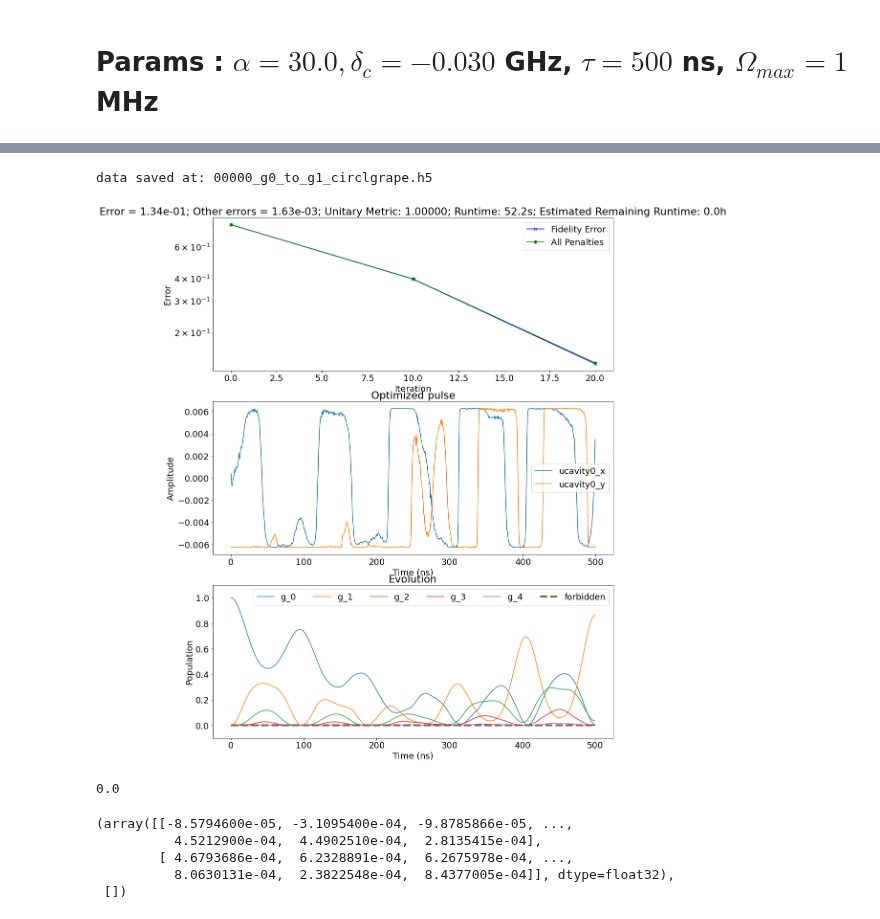
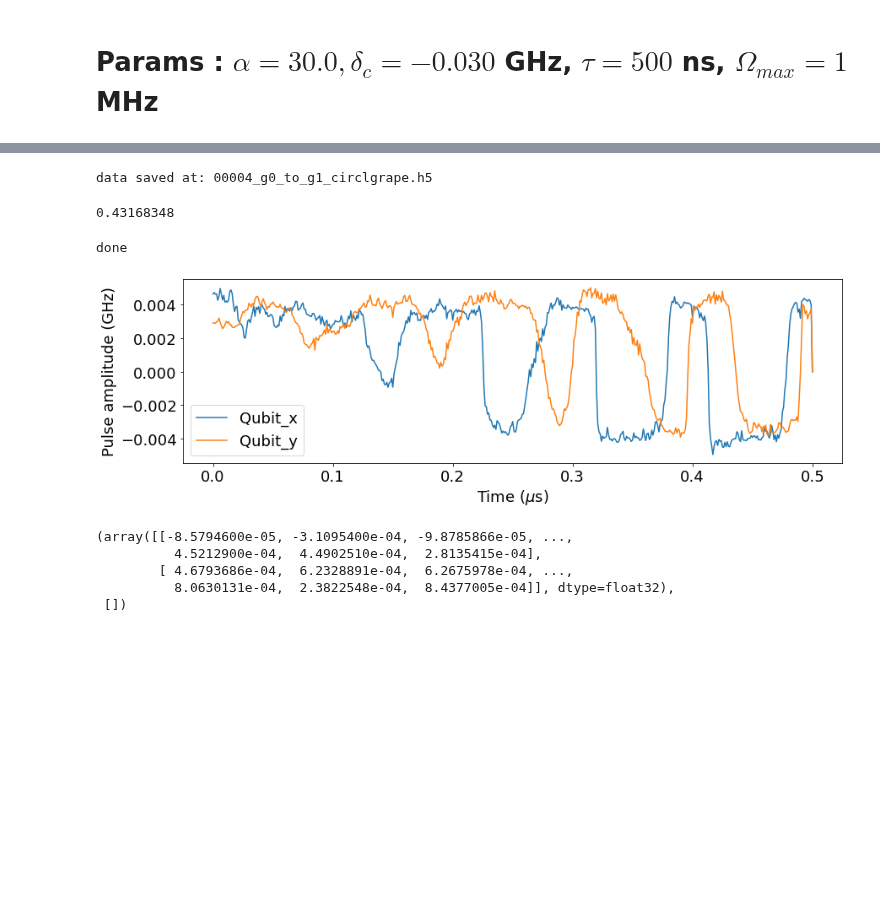
Before and after one commit to EeshGupta/Multimode-Conditional-Displacements, a Jupyter notebook: hpc_runs/multimode_circle_grape/sample workflow/Sample Workflow g0 to g1.ipynb, the cells around one changed output, grey strips where cells are left out. Cells and saved outputs as stored; diff of their text form; code cells hidden in the pictures; blank space fills up the shorter version.

```diff
--- a/hpc_runs/multimode_circle_grape/sample workflow/Sample Workflow g0 to g1.ipynb
+++ b/hpc_runs/multimode_circle_grape/sample workflow/Sample Workflow g0 to g1.ipynb
@@ -93,7 +107,7 @@ states_forbidden_list = []
 total_time = 500.0
 steps  = 600  #number of points over the total time where amplitudes will be specified
 
-convergence = {'rate': 0.1, 'update_step': 10, 'max_iterations': 20,
+convergence = {'rate': 0.1, 'update_step': 10, 'max_iterations': 10,
                'conv_target': 3e-4, 'learning_rate_decay': 500.0}
 
 
@@ -113,5 +127,4 @@ ss = op.run_optimal_control(state_transfer = True, initial_states = [0], target_
                         states_forbidden_list = states_forbidden_list,initial_guess = initial_guess,
                         file_name="g0_to_g1_circlgrape", data_path=data_path, save = True)
 # %% [output]
-data saved at: 00000_g0_to_g1_circlgrape.h5
+data saved at: 00004_g0_to_g1_circlgrape.h5
-[figure, removed]
@@ -121,4 +130,0 @@ err = f['error']
-# %%
-err[-1]
-# %% [output]
-0.0
@@ -125,3 +133,12 @@ err[-1]
+# %%
+hf['error'][-1]
+# %% [output]
+0.43168348
+# %%
+op.plot_pulses()
+# %% [output]
+done
+[figure, added]
 # %%
 ss
 # %% [output]
```
Also changed, not shown: parts of 5 cells of this notebook, 18 other files.
